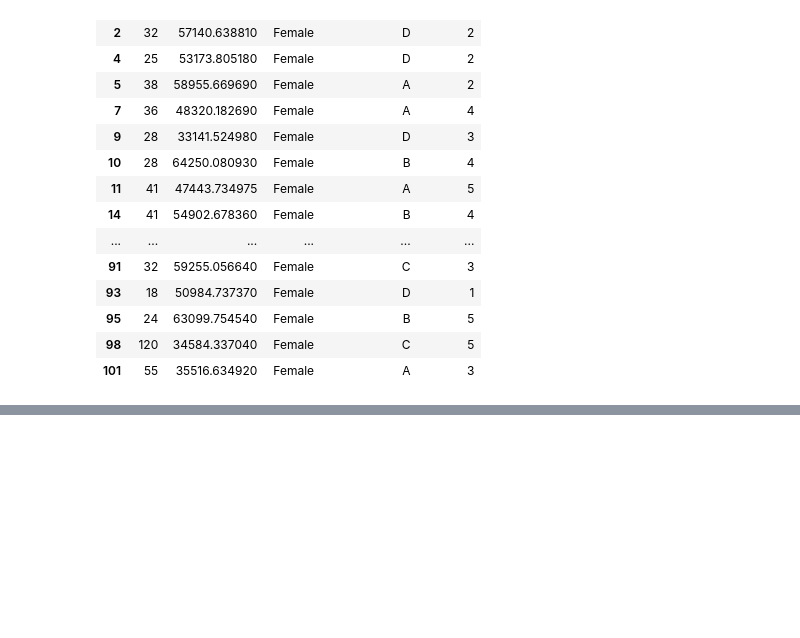
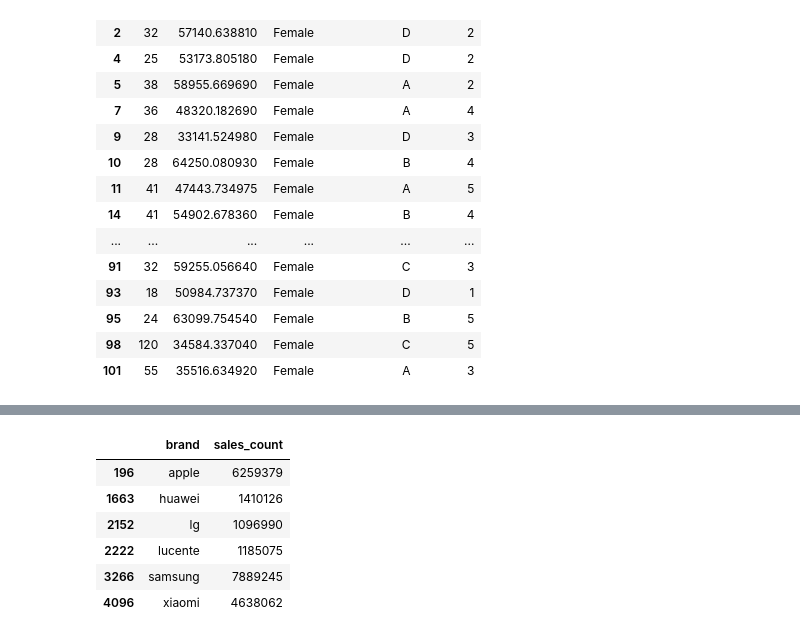
Before and after one commit to JacdowYc/Schulich_data_science1, a Jupyter notebook: my_notebook.ipynb, the cells around one changed output, grey strips where cells are left out. Saved outputs shown, nothing was run; the diff lists cells and outputs as text; code cells hidden in the pictures; blank space fills up the shorter version.

```diff
--- a/my_notebook.ipynb
+++ b/my_notebook.ipynb
@@ -279,0 +365,12 @@ TypeError: "value" parameter must be a scalar, dict or Series, but you passed a
+# %%
+T_6 = df_sale[df_sale['sales_count'] > 1000000]
+# %%
+T_6
+# %% [output]
+|  | brand | sales_count |
+| 196 | apple | 6259379 |
+| 1663 | huawei | 1410126 |
+| 2152 | lg | 1096990 |
+| 2222 | lucente | 1185075 |
+| 3266 | samsung | 7889245 |
+| 4096 | xiaomi | 4638062 |
```
Also changed, not shown: parts of 11 cells of this notebook, 1 other file.
